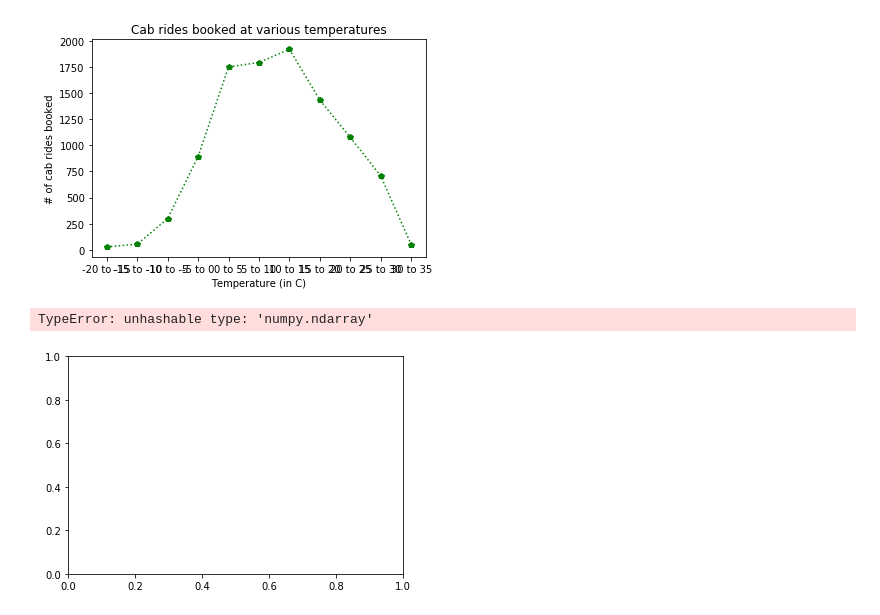
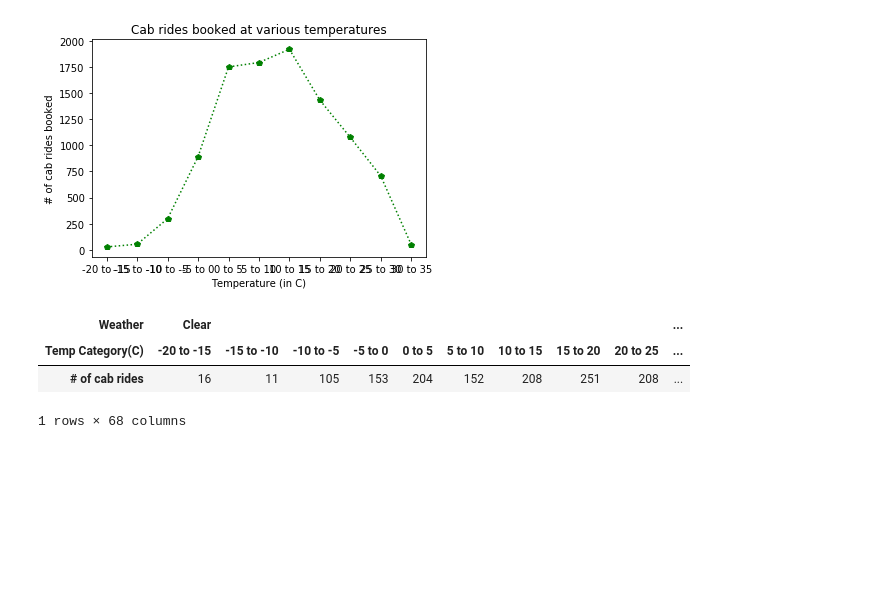
Before and after one commit to AmitChoudhary1392/Project-1_Team6, a Jupyter notebook: main_Shruti.ipynb, the cells around one changed output. Drawn from its saved outputs; the diff is of its cells as text; code cells hidden in the pictures; blank space fills up the shorter version.

```diff
--- a/main_Shruti.ipynb
+++ b/main_Shruti.ipynb
@@ -462,10 +462,17 @@ Text(0, 0.5, '# of cab rides booked')
 [figure]
 # %%
 # Plot no. of rides booked per temperature category
-x_axis = list(rides_booked_df.index)
-y_axis = list(rides_booked_df.loc[:,"# of cab rides"])
+#x_axis = list(rides_booked_df.index)
+#y_axis = list(rides_booked_df.loc[:,"# of cab rides"])
 
-plt.plot(x_axis,y_axis, marker="s",linestyle='dotted', color='yellow')
+#plt.plot(x_axis,y_axis, marker="s",linestyle='dotted', color='yellow')
-# %% [output]
-TypeError: unhashable type: 'numpy.ndarray'
-[figure, removed]
+# %%
+# Plot no. of rides booked per temperature category
+
+df=rides_booked_df.transpose()
+df
+# %% [output]
+| Weather | Clear |  |  |  |  |  |  |  |  | ... |
+| Temp Category(C) | -20 to -15 | -15 to -10 | -10 to -5 | -5 to 0 | 0 to 5 | 5 to 10 | 10 to 15 | 15 to 20 | 20 to 25 | ... |
+| # of cab rides | 16 | 11 | 105 | 153 | 204 | 152 | 208 | 251 | 208 | ... |
+1 rows × 68 columns
```
Also changed, not shown: parts of 2 cells of this notebook.
